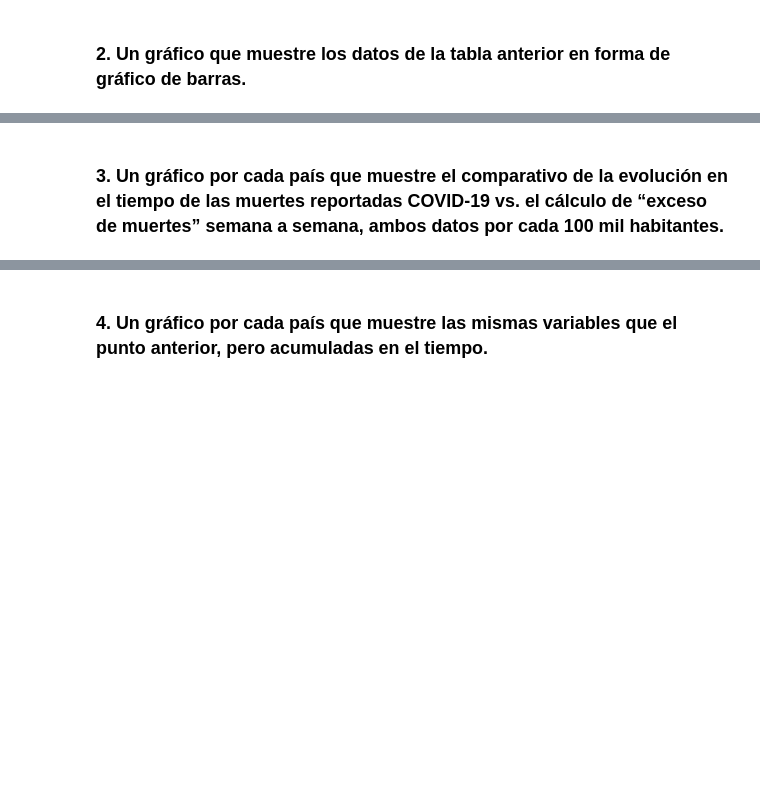
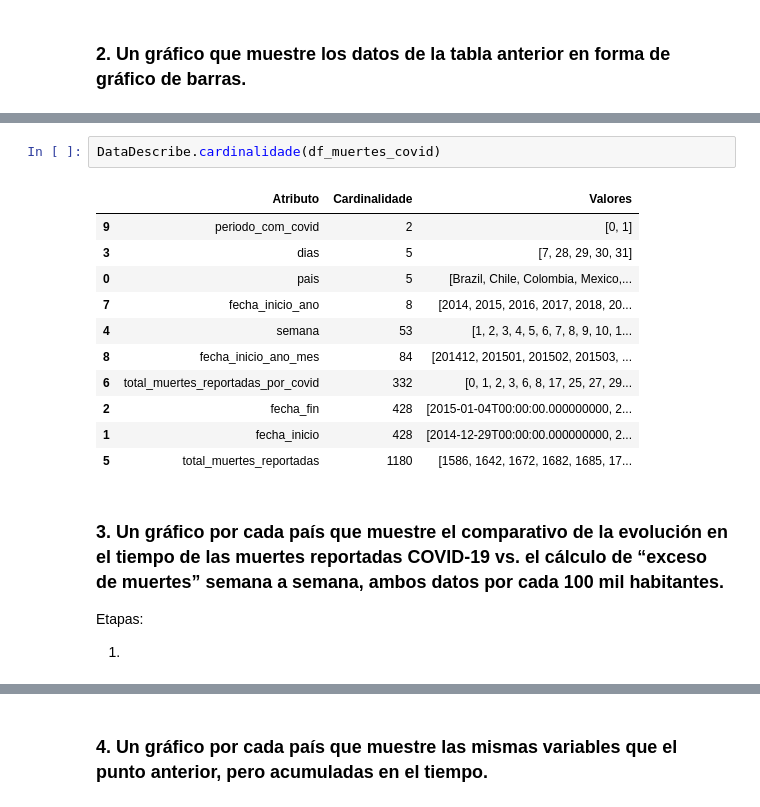
Before and after one commit to marcodeamicis/proyecto_covid, a Jupyter notebook: notebooks/1_business_and_data_understanding_suto.ipynb, the cells around one changed output, grey strips where cells are left out. Cells and saved outputs as stored; diff of their text form; blank space fills up the shorter version.

```diff
--- a/notebooks/1_business_and_data_understanding_suto.ipynb
+++ b/notebooks/1_business_and_data_understanding_suto.ipynb
@@ -346,3 +355,21 @@ fig.show()
+# %%
+DataDescribe.cardinalidade(df_muertes_covid)
+# %% [output]
+|  | Atributo | Cardinalidade | Valores |
+| 9 | periodo_com_covid | 2 | [0, 1] |
+| 3 | dias | 5 | [7, 28, 29, 30, 31] |
+| 0 | pais | 5 | [Brazil, Chile, Colombia, Mexico,... |
+| 7 | fecha_inicio_ano | 8 | [2014, 2015, 2016, 2017, 2018, 20... |
+| 4 | semana | 53 | [1, 2, 3, 4, 5, 6, 7, 8, 9, 10, 1... |
+| 8 | fecha_inicio_ano_mes | 84 | [201412, 201501, 201502, 201503, ... |
+| 6 | total_muertes_reportadas_por_covid | 332 | [0, 1, 2, 3, 6, 8, 17, 25, 27, 29... |
+| 2 | fecha_fin | 428 | [2015-01-04T00:00:00.000000000, 2... |
+| 1 | fecha_inicio | 428 | [2014-12-29T00:00:00.000000000, 2... |
+| 5 | total_muertes_reportadas | 1180 | [1586, 1642, 1672, 1682, 1685, 17... |
 # %% [markdown]
 ### 3. Un gráfico por cada país que muestre el comparativo de la evolución en el tiempo de las muertes reportadas COVID-19 vs. el cálculo de “exceso de muertes” semana a semana, ambos datos por cada 100 mil habitantes.
+
+Etapas:
+
+1.
 # %%
```
Also changed, not shown: parts of 6 cells of this notebook, 3 other files.
